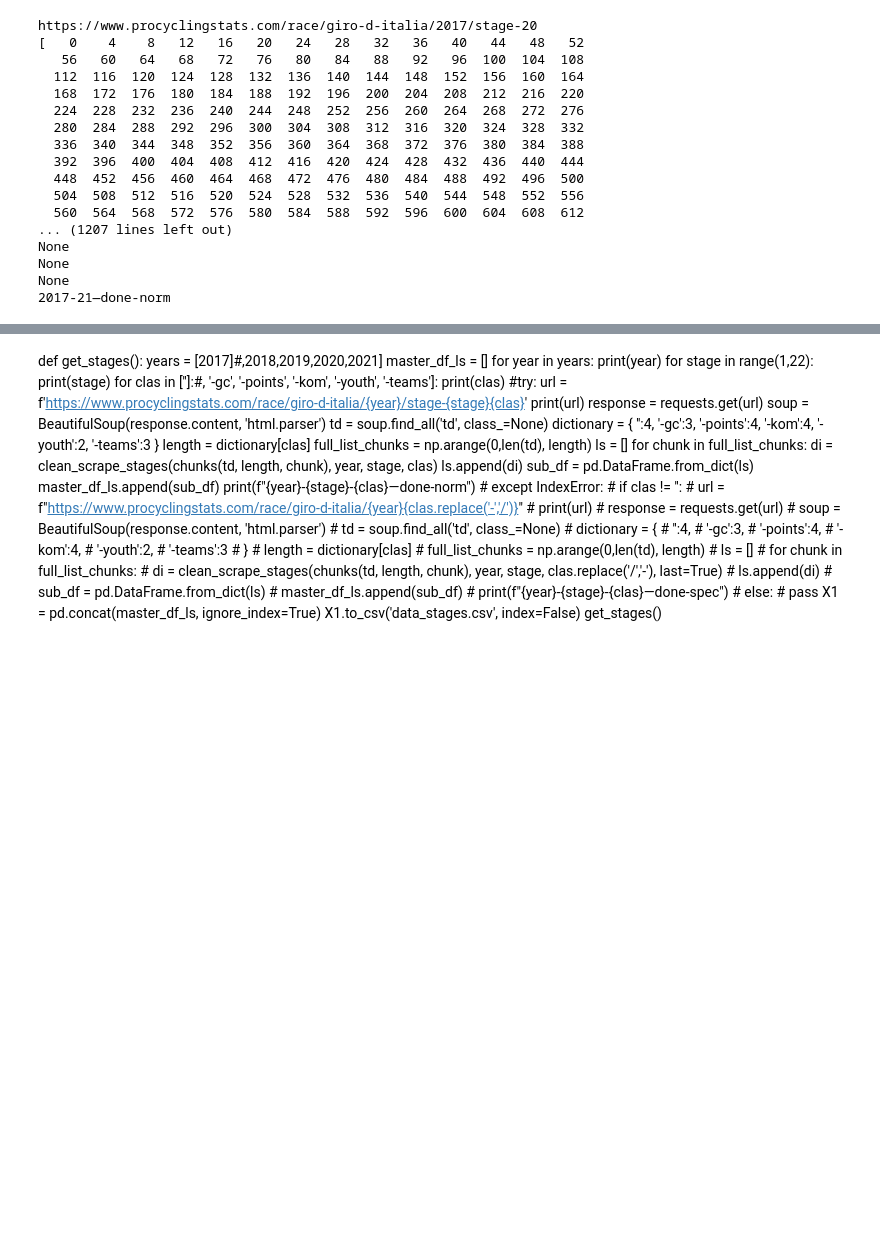
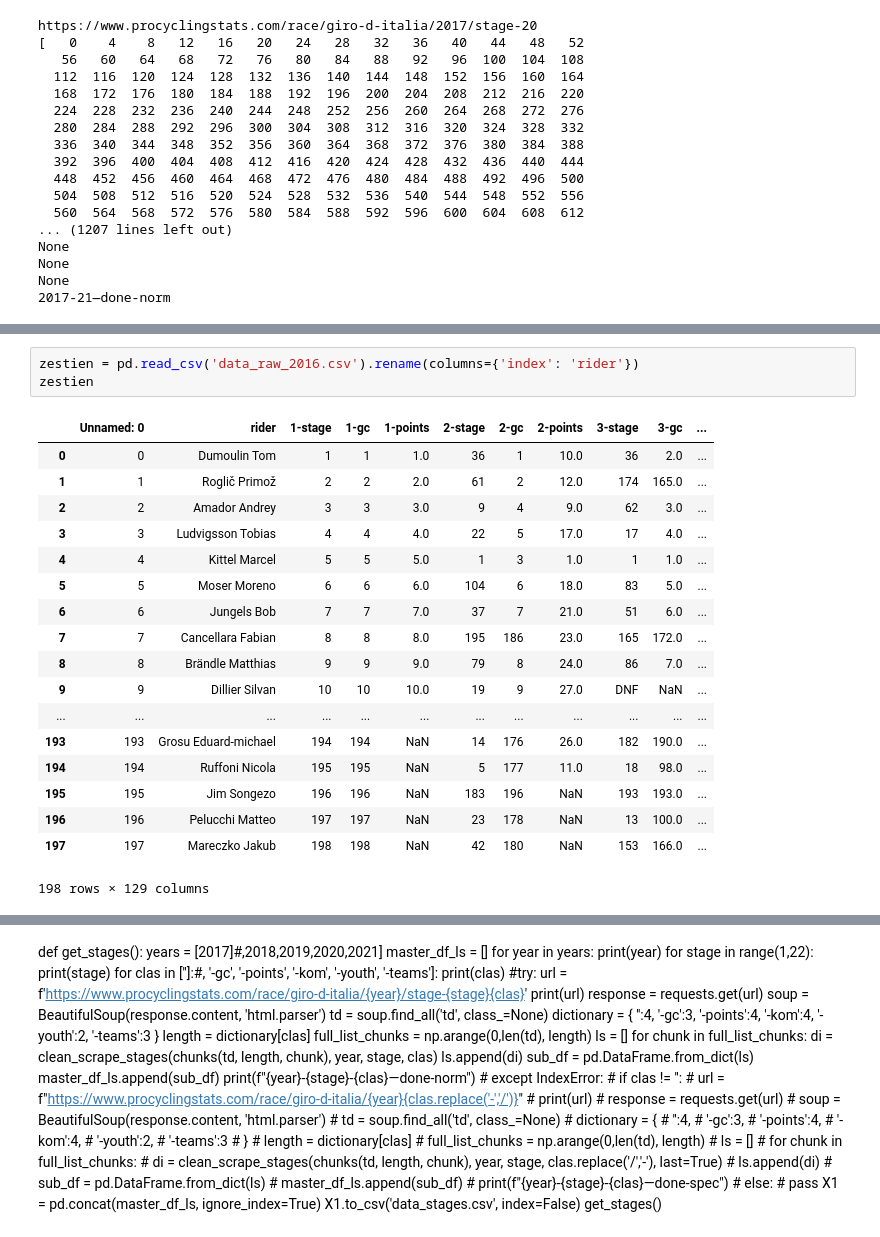
Before and after one commit to Michiel-DK/cycling, a Jupyter notebook: Nb.ipynb, the cells around one changed output, grey strips where cells are left out. Saved outputs shown, nothing was run; the diff lists cells and outputs as text; blank space fills up the shorter version.

```diff
--- a/Nb.ipynb
+++ b/Nb.ipynb
@@ -299,0 +665,22 @@ ValueError: not enough values to unpack (expected 2, got 1)
+# %%
+zestien = pd.read_csv('data_raw_2016.csv').rename(columns={'index': 'rider'})
+zestien
+# %% [output]
+|  | Unnamed: 0 | rider | 1-stage | 1-gc | 1-points | 2-stage | 2-gc | 2-points | 3-stage | 3-gc | ... |
+| 0 | 0 | Dumoulin Tom | 1 | 1 | 1.0 | 36 | 1 | 10.0 | 36 | 2.0 | ... |
+| 1 | 1 | Roglič Primož | 2 | 2 | 2.0 | 61 | 2 | 12.0 | 174 | 165.0 | ... |
+| 2 | 2 | Amador Andrey | 3 | 3 | 3.0 | 9 | 4 | 9.0 | 62 | 3.0 | ... |
+| 3 | 3 | Ludvigsson Tobias | 4 | 4 | 4.0 | 22 | 5 | 17.0 | 17 | 4.0 | ... |
+| 4 | 4 | Kittel Marcel | 5 | 5 | 5.0 | 1 | 3 | 1.0 | 1 | 1.0 | ... |
+| 5 | 5 | Moser Moreno | 6 | 6 | 6.0 | 104 | 6 | 18.0 | 83 | 5.0 | ... |
+| 6 | 6 | Jungels Bob | 7 | 7 | 7.0 | 37 | 7 | 21.0 | 51 | 6.0 | ... |
+| 7 | 7 | Cancellara Fabian | 8 | 8 | 8.0 | 195 | 186 | 23.0 | 165 | 172.0 | ... |
+| 8 | 8 | Brändle Matthias | 9 | 9 | 9.0 | 79 | 8 | 24.0 | 86 | 7.0 | ... |
+| 9 | 9 | Dillier Silvan | 10 | 10 | 10.0 | 19 | 9 | 27.0 | DNF | NaN | ... |
+| ... | ... | ... | ... | ... | ... | ... | ... | ... | ... | ... | ... |
+| 193 | 193 | Grosu Eduard-michael | 194 | 194 | NaN | 14 | 176 | 26.0 | 182 | 190.0 | ... |
+| 194 | 194 | Ruffoni Nicola | 195 | 195 | NaN | 5 | 177 | 11.0 | 18 | 98.0 | ... |
+| 195 | 195 | Jim Songezo | 196 | 196 | NaN | 183 | 196 | NaN | 193 | 193.0 | ... |
+| 196 | 196 | Pelucchi Matteo | 197 | 197 | NaN | 23 | 178 | NaN | 13 | 100.0 | ... |
+| 197 | 197 | Mareczko Jakub | 198 | 198 | NaN | 42 | 180 | NaN | 153 | 166.0 | ... |
+198 rows × 129 columns
```
Also changed, not shown: parts of 15 cells of this notebook, 5 other files.
